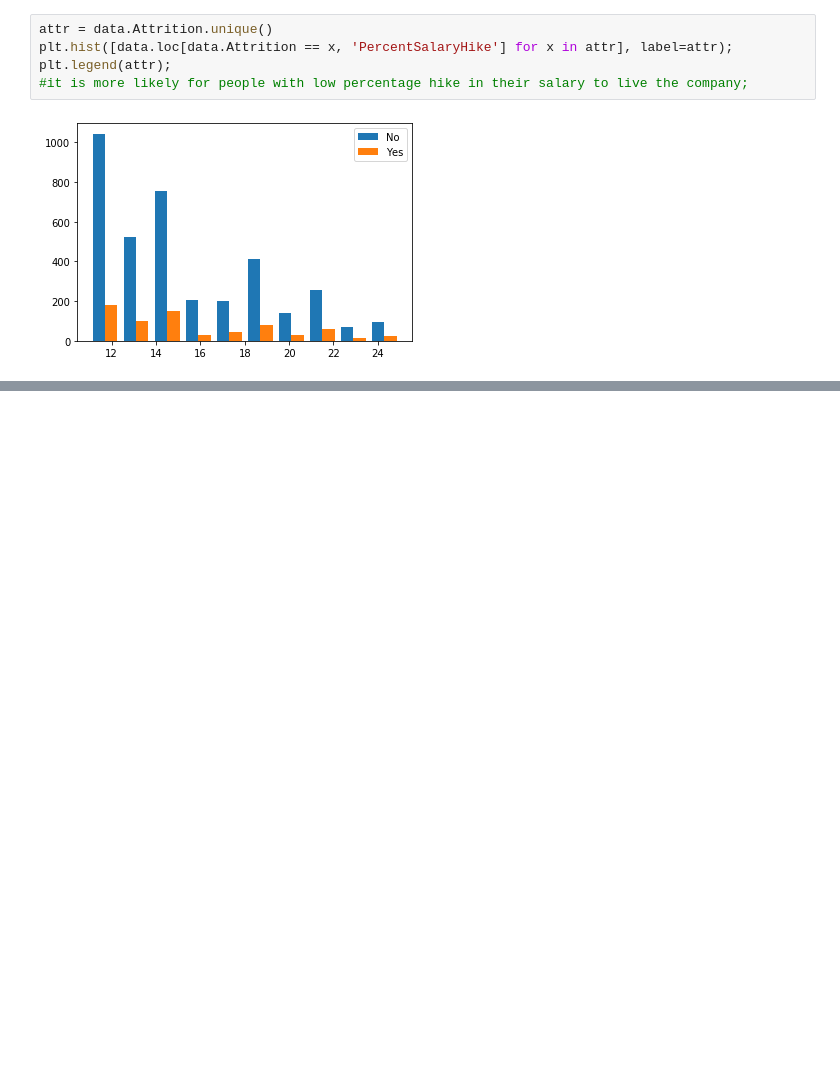
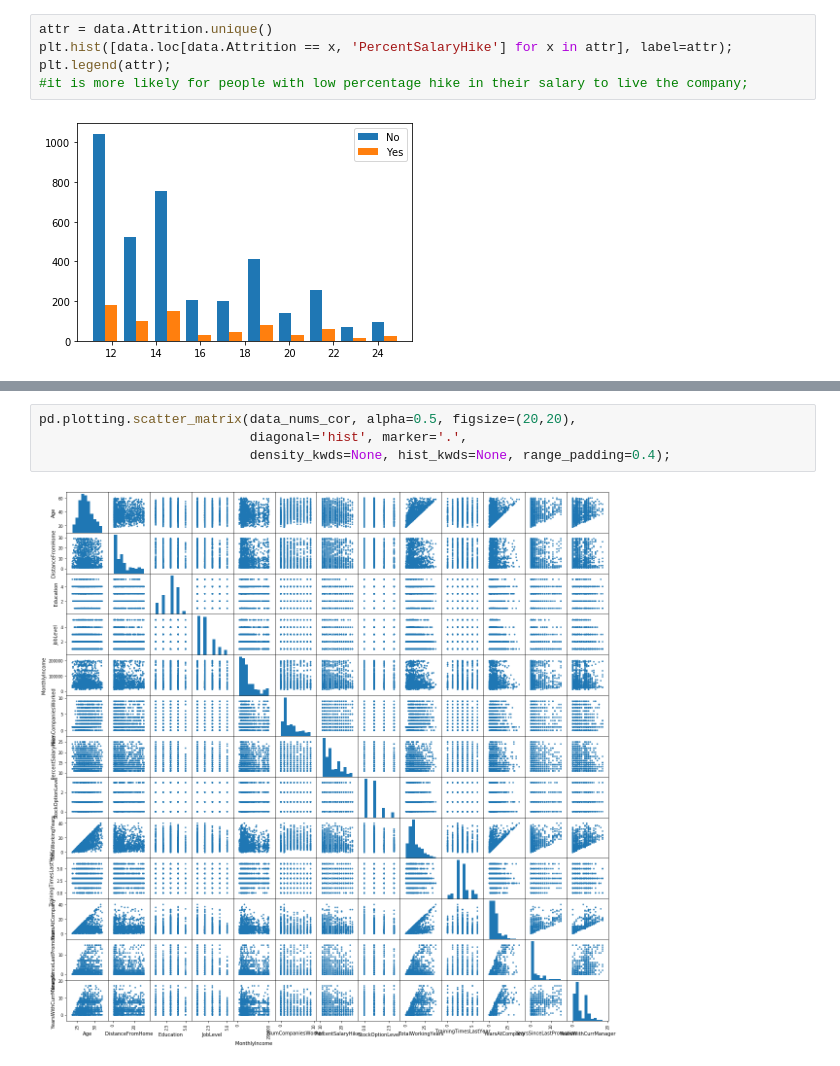
Before and after one commit to afshinarab1991/Lets-Upgrade-AI-ML, a Jupyter notebook: Day 10/Day10.ipynb, the cells around one changed output, grey strips where cells are left out. Drawn from its saved outputs; the diff is of its cells as text; blank space fills up the shorter version.

```diff
--- a/Day 10/Day10.ipynb
+++ b/Day 10/Day10.ipynb
@@ -205,0 +292,6 @@ plt.legend(attr);
+# %%
+pd.plotting.scatter_matrix(data_nums_cor, alpha=0.5, figsize=(20,20),
+                           diagonal='hist', marker='.',
+                           density_kwds=None, hist_kwds=None, range_padding=0.4);
+# %% [output]
+[figure, added]
```
Also changed, not shown: parts of 7 cells of this notebook.
